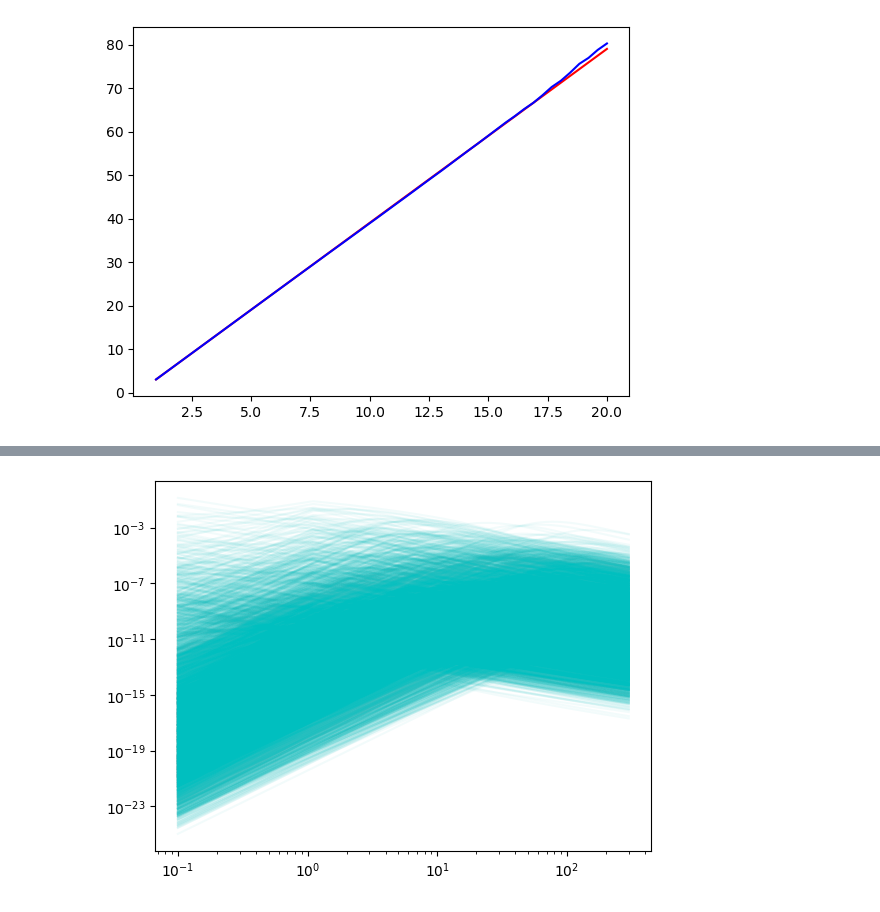
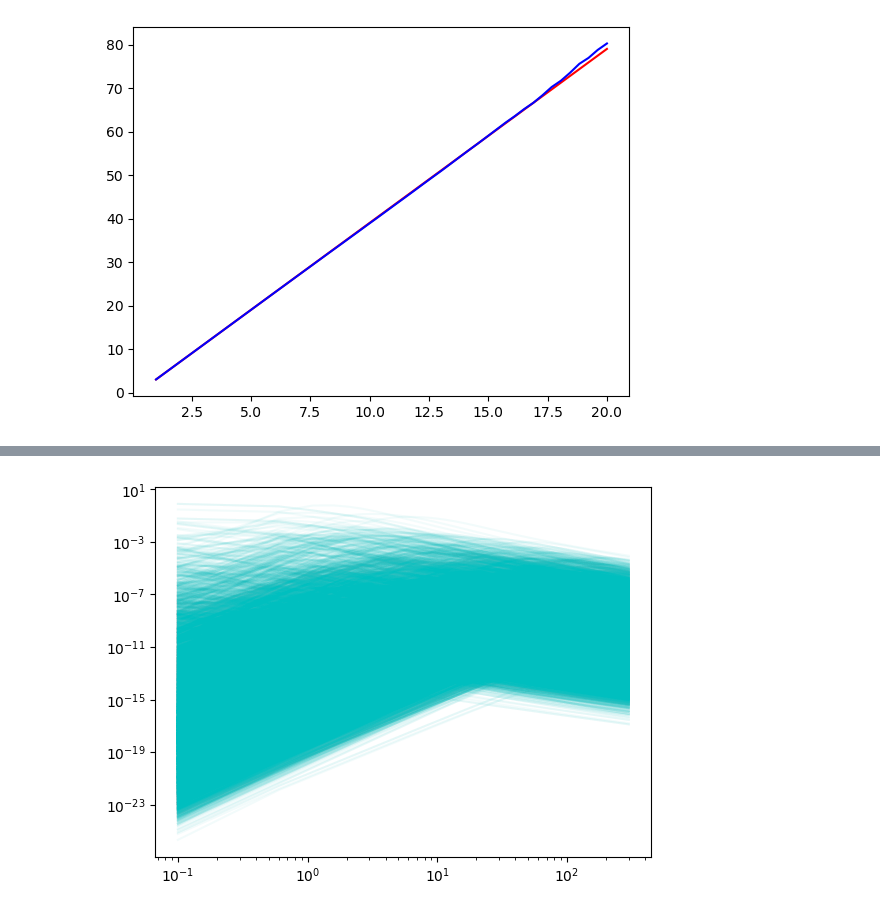
Before and after one commit to wfw23/MPhys_project, a Jupyter notebook: emulation.ipynb, the cells around one changed output, grey strips where cells are left out. Saved outputs shown, nothing was run; the diff lists cells and outputs as text; code cells hidden in the pictures.

```diff
--- a/emulation.ipynb
+++ b/emulation.ipynb
@@ -98,7 +101,6 @@ priors['ksin']= 1.0
 priors['g0']= 1000
 priors['frequency']= Uniform(minimum=5e9, maximum=2e17, name='frequency', latex_label='$frequency$', unit=None, boundary=None)
 
-num=5000
+num=10000
 samples=priors.sample(num)
 afterglow_data=pd.DataFrame.from_dict(samples)
-afterglow_data
@@ -119,14 +107,14 @@ afterglow_data
 # %%
-time = np.linspace(0.1, 300, 300) #xs
-ys = np.zeros((num, len(time)))  #ys
+time = np.linspace(0.1, 300, 600) #xs
+yvals = np.zeros((num, len(time)))  #ys
 # %%
 ax= plt.subplot()
 
 for i in range(num):
-    ys[i]= afterglow(time, **afterglow_data.iloc[i])
-    ax.loglog(time, ys[i], color='c', alpha=0.05)
+    yvals[i]= afterglow(time, **afterglow_data.iloc[i])
+    ax.loglog(time, yvals[i], color='c', alpha=0.05)
 plt.show()
 # %% [output]
-[figure, old version]
+[figure, new version]
 # %%
 X = afterglow_data.values
```
Also changed, not shown: parts of 22 cells of this notebook, 46 other files.
